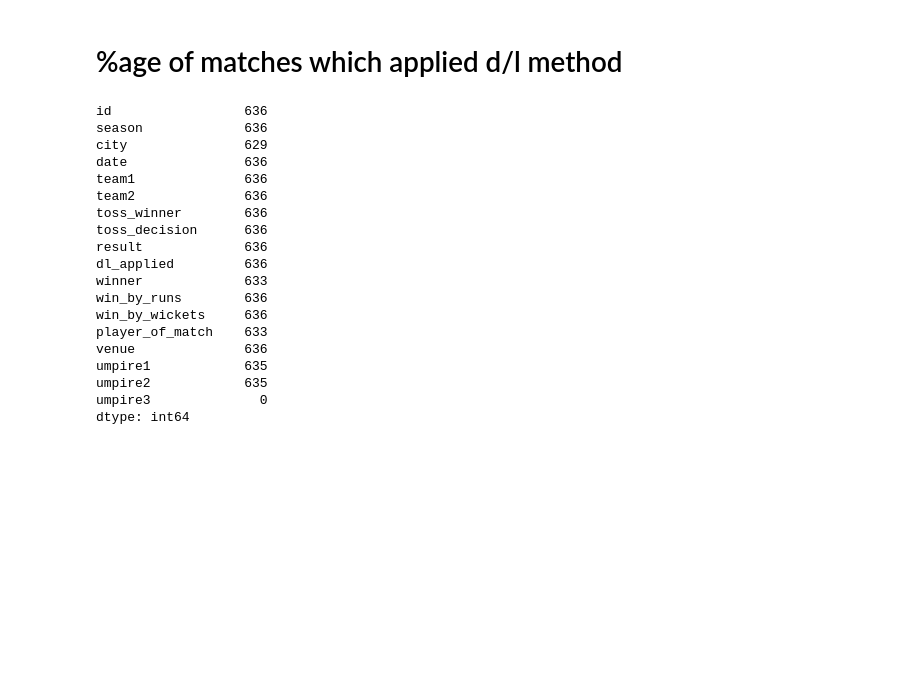
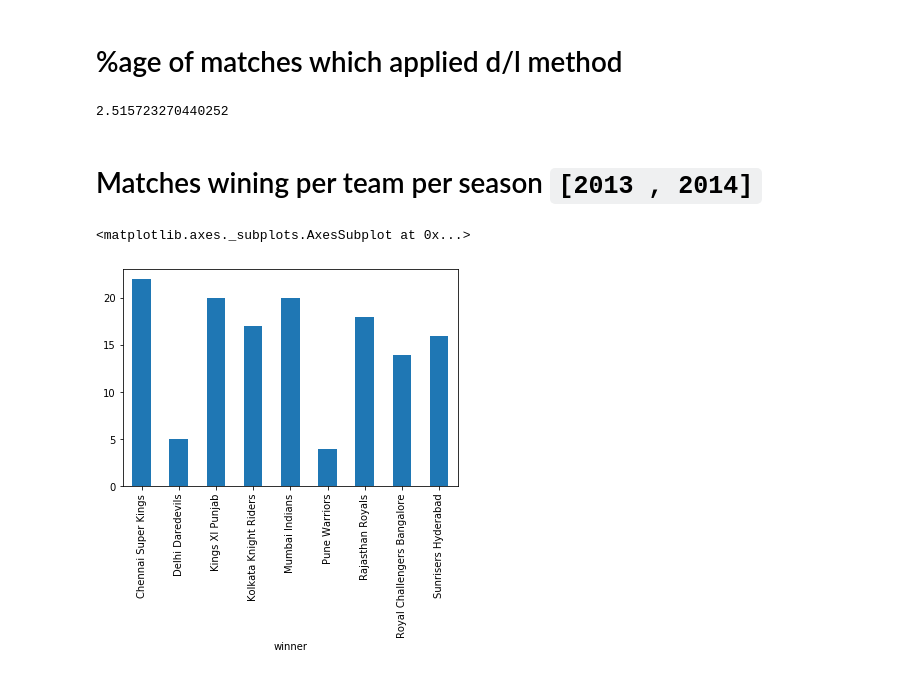
Before and after one commit to kumarishalini13/Machine-Learning, a Jupyter notebook: IPL.ipynb, the cells around one changed output. Drawn from its saved outputs; the diff is of its cells as text; code cells hidden in the pictures; blank space fills up the shorter version.

```diff
--- a/IPL.ipynb
+++ b/IPL.ipynb
@@ -71,26 +71,18 @@ Percentage_win.plot(kind='bar')
 # %% [markdown]
 # %age of matches which applied d/l method
 # %%
-matches_dl =matches[matches.dl_applied == 1].count()
-total = matches.count()
-total
+matches_dl =matches[matches.dl_applied == 1].shape[0]
+total = matches.shape[0]
+per_dl=matches_dl/total*100
+per_dl
 # %% [output]
-id                 636
-season             636
-city               629
-date               636
-team1              636
-team2              636
-toss_winner        636
-toss_decision      636
-result             636
-dl_applied         636
-winner             633
-win_by_runs        636
-win_by_wickets     636
-player_of_match    633
-venue              636
-umpire1            635
-umpire2            635
-umpire3              0
-dtype: int64
+2.515723270440252
+# %% [markdown]
+# Matches wining per team per season `[2013 , 2014]`
+# %%
+matches_total = matches[(matches.season== 2013)|(matches.season==2014)]
+win = matches_total.groupby('winner')['winner'].count()
+win.plot(kind='bar')
+# %% [output]
+<matplotlib.axes._subplots.AxesSubplot at 0x...>
+[figure, added]
```
Also changed, not shown: parts of 13 cells of this notebook.
